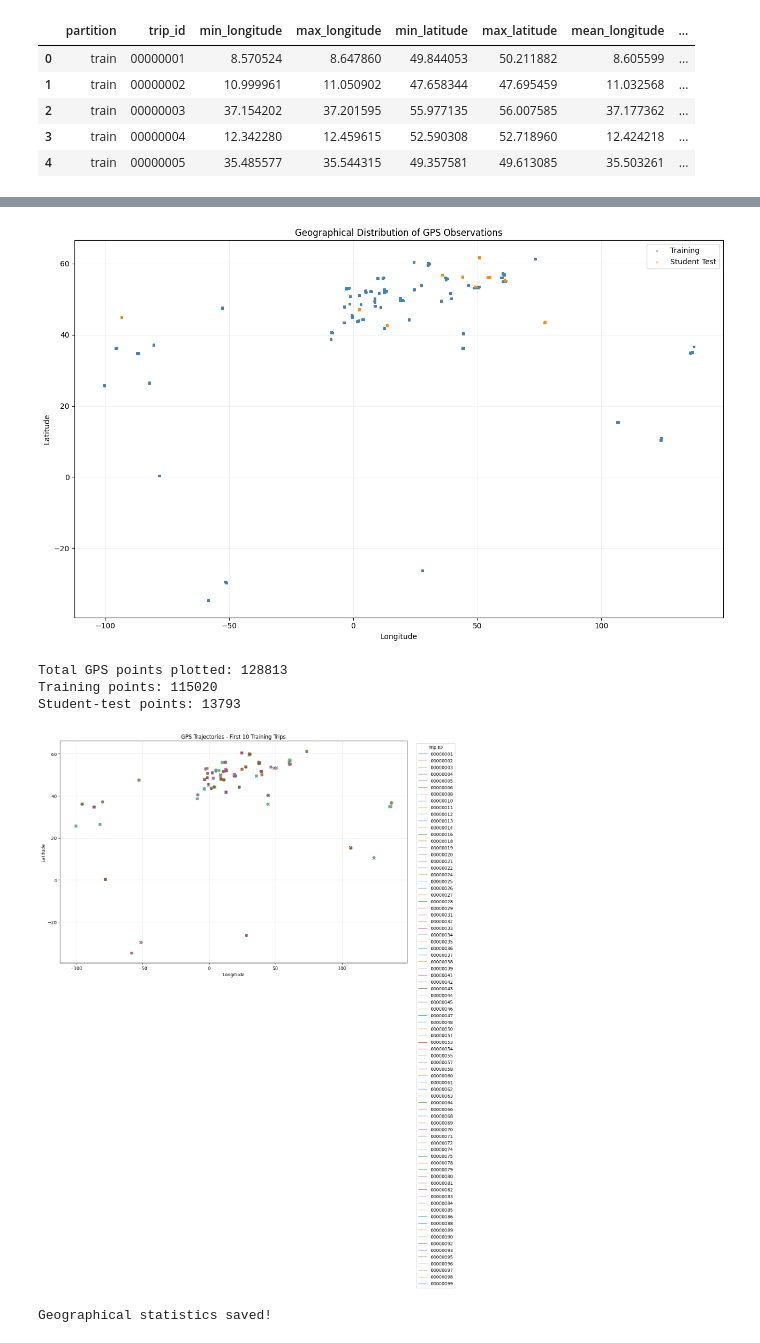
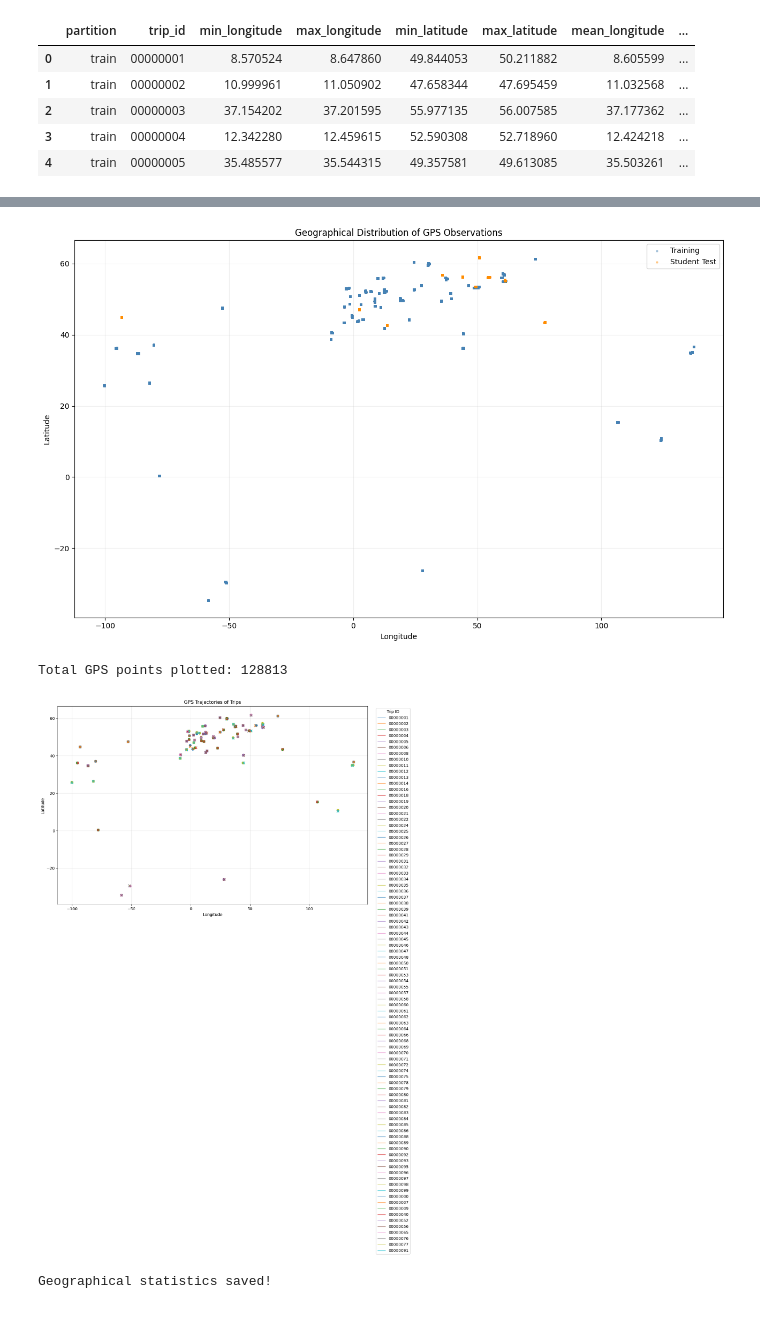
Before and after one commit to idwmu/ML-18_11-E-7, a Jupyter notebook: data_processing/eda.ipynb, the cells around one changed output, grey strips where cells are left out. Cells and saved outputs as stored; diff of their text form; code cells hidden in the pictures.

Commit message:
fix: Add GPS and road network EDA plots

```diff
--- a/data_processing/eda.ipynb
+++ b/data_processing/eda.ipynb
@@ -19,6 +19,11 @@ TEST_PATH = BASE_DIR / "datasets" / "student_test"
 RESULTS_PATH = BASE_DIR / "results" / "eda"
 RESULTS_PATH.mkdir(parents=True, exist_ok=True)
 
+# Directory for report-ready plots
+PLOTS_PATH = BASE_DIR / "results" / "plots"
+PLOTS_PATH.mkdir(parents=True, exist_ok=True)
+
 print("Training path exists:", TRAIN_PATH.exists())
 print("Student-test path exists:", TEST_PATH.exists())
 print("Results directory:", RESULTS_PATH)
+print("Plots directory:", PLOTS_PATH)
@@ -721,41 +853,36 @@ plt.show()
 # %%
-# visualise longitude and latitude distributions as geographical scatter plot
+# plot geographical distribution of GPS observations
 
-import pandas as pd
-import matplotlib.pyplot as plt
-from pathlib import Path
-
-# Dataset partitions
 partitions = {
     "Training": TRAIN_PATH,
     "Student Test": TEST_PATH
 }
 
-# Collect GPS observations
 gps_data = []
 
-# Limit points per trip for visualization
 MAX_POINTS_PER_TRIP = 2000
 
 for partition_name, partition_path in partitions.items():
 
-    trips = sorted([p for p in partition_path.iterdir() if p.is_dir()])
+    trips = sorted([
+        p for p in partition_path.iterdir()
+        if p.is_dir()
+    ])
 
     for trip in trips:
 
-        track_file = trip / f"{trip.name}.track"
+        trip_file = trip / f"{trip.name}.track"
 
-        if not track_file.exists():
+        if not trip_file.exists():
             continue
 
         data = pd.read_csv(
-            track_file,
+            trip_file,
             sep=r"\s+",
             header=None,
             names=["longitude", "latitude", "timestamp"]
         )
 
-        # Sample large trips to keep the plot readable
         if len(data) > MAX_POINTS_PER_TRIP:
             data = data.sample(
                 n=MAX_POINTS_PER_TRIP,
@@ -763,14 +890,10 @@ for partition_name, partition_path in partitions.items():
             )
 
         data["partition"] = partition_name
-        data["trip_id"] = trip.name
-
         gps_data.append(data)
 
-# Combine all observations
 gps_df = pd.concat(gps_data, ignore_index=True)
 
-# Plot
 plt.figure(figsize=(13, 8))
 
 for partition_name, color in [
@@ -792,14 +915,12 @@ for partition_name, color in [
 plt.title("Geographical Distribution of GPS Observations")
 plt.xlabel("Longitude")
 plt.ylabel("Latitude")
-
 plt.legend()
 plt.grid(alpha=0.2)
 plt.tight_layout()
 
-# Save plot for report
 plt.savefig(
-    RESULTS_PATH / "geographical_scatter.png",
+    PLOTS_PATH / "geographical_distribution.png",
     dpi=300,
     bbox_inches="tight"
 )
@@ -807,35 +928,22 @@ plt.savefig(
 plt.show()
 
 print("Total GPS points plotted:", len(gps_df))
-print("Training points:", (gps_df["partition"] == "Training").sum())
-print("Student-test points:", (gps_df["partition"] == "Student Test").sum())
 # %% [output]
 [figure]
 Total GPS points plotted: 128813
-Training points: 115020
-Student-test points: 13793
 # %%
-# visualize actual GPS trajectories
-
-import matplotlib.pyplot as plt
-import pandas as pd
-from pathlib import Path
+# plot GPS trajectories of trips
 
 plt.figure(figsize=(14, 9))
 
-sample_trips = sorted(
-    [p for p in TRAIN_PATH.iterdir() if p.is_dir()]
-)
+all_trips = train_trips + test_trips
 
-for trip in sample_trips:
+for trip in all_trips:
 
-    track_file = trip / f"{trip.name}.track"
-
-    if not track_file.exists():
-        continue
+    trip_file = trip / f"{trip.name}.track"
 
     data = pd.read_csv(
-        track_file,
+        trip_file,
         sep=r"\s+",
         header=None,
         names=["longitude", "latitude", "timestamp"]
@@ -851,39 +959,38 @@ for trip in sample_trips:
         label=trip.name
     )
 
-    # Mark starting point
+    # Starting point
     plt.scatter(
         data["longitude"].iloc[0],
         data["latitude"].iloc[0],
         marker="o",
         s=35
     )
 
-    # Mark ending point
+    # Ending point
     plt.scatter(
         data["longitude"].iloc[-1],
         data["latitude"].iloc[-1],
         marker="x",
         s=35
     )
 
-plt.title("GPS Trajectories")
+plt.title("GPS Trajectories of Trips")
 plt.xlabel("Longitude")
 plt.ylabel("Latitude")
-
 plt.legend(title="Trip ID", bbox_to_anchor=(1.02, 1))
 plt.grid(alpha=0.3)
 plt.tight_layout()
 
 plt.savefig(
-    RESULTS_PATH / "gps_sample_trajectories.png",
+    PLOTS_PATH / "trajectories.png",
     dpi=300,
     bbox_inches="tight"
 )
 
 plt.show()
 # %% [output]
-[figure, old version]
+[figure, new version]
 # %%
 # save the geographical analysis
 
```
Also changed, not shown: parts of 18 cells of this notebook, 17 other files.
